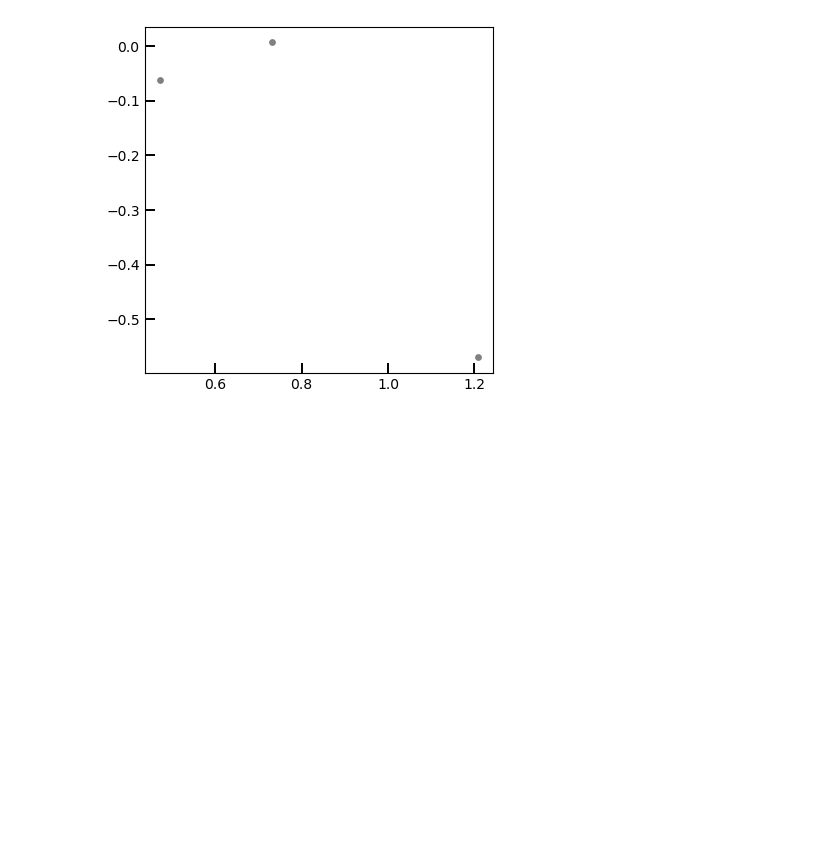
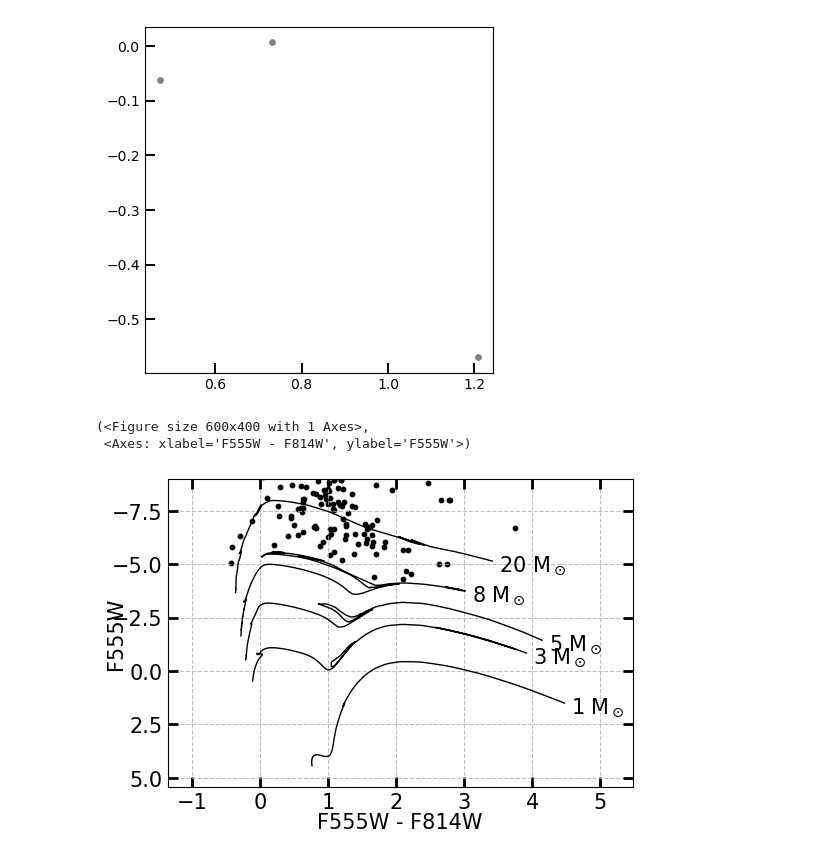
Before and after one commit to devkhullar/querx, a Jupyter notebook: M66_corrected.ipynb, the cells around one changed output. Drawn from its saved outputs; the diff is of its cells as text; code cells hidden in the pictures; blank space fills up the shorter version.

```diff
--- a/M66_corrected.ipynb
+++ b/M66_corrected.ipynb
@@ -1262,3 +1262,10 @@ plt = MakeCCD(ClustersPhots, color="gray", E_BV=0.146, correct_ext=False,
 Plotting WITHOUT extinction correction:
 UnboundLocalError: cannot access local variable 'y1' where it is not associated with a value
 [figure]
+# %%
+MakeCMD(DaoCleanPhots, xcolor=["F555W", "F814W"], ycolor="F555W",
+        instrument="WFC3")
+# %% [output]
+(<Figure size 600x400 with 1 Axes>,
+ <Axes: xlabel='F555W - F814W', ylabel='F555W'>)
+[figure, added]
```
Also changed, not shown: parts of 4 cells of this notebook.
